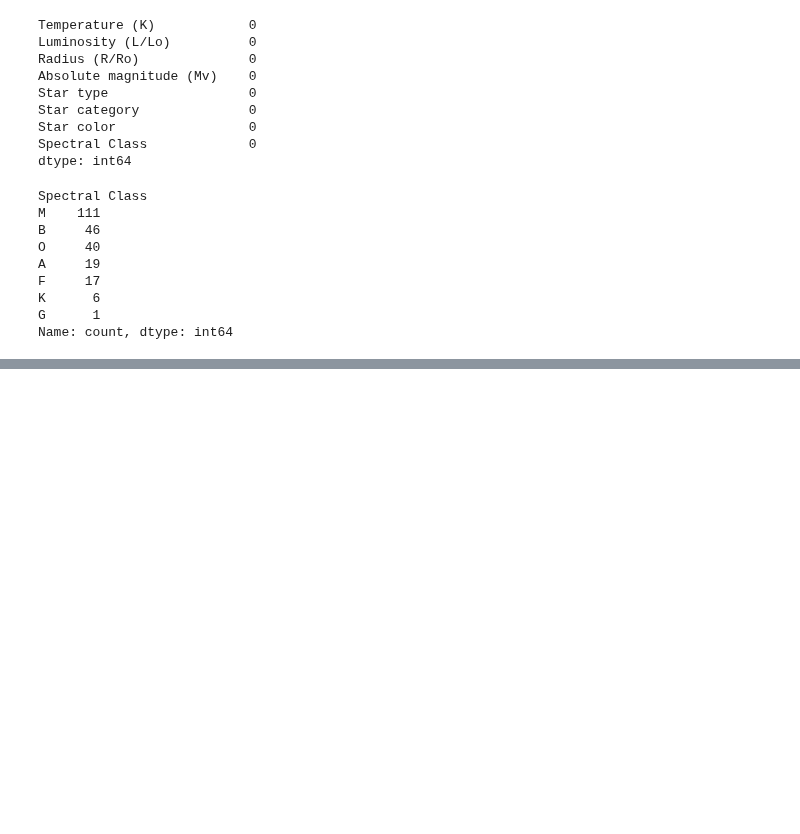
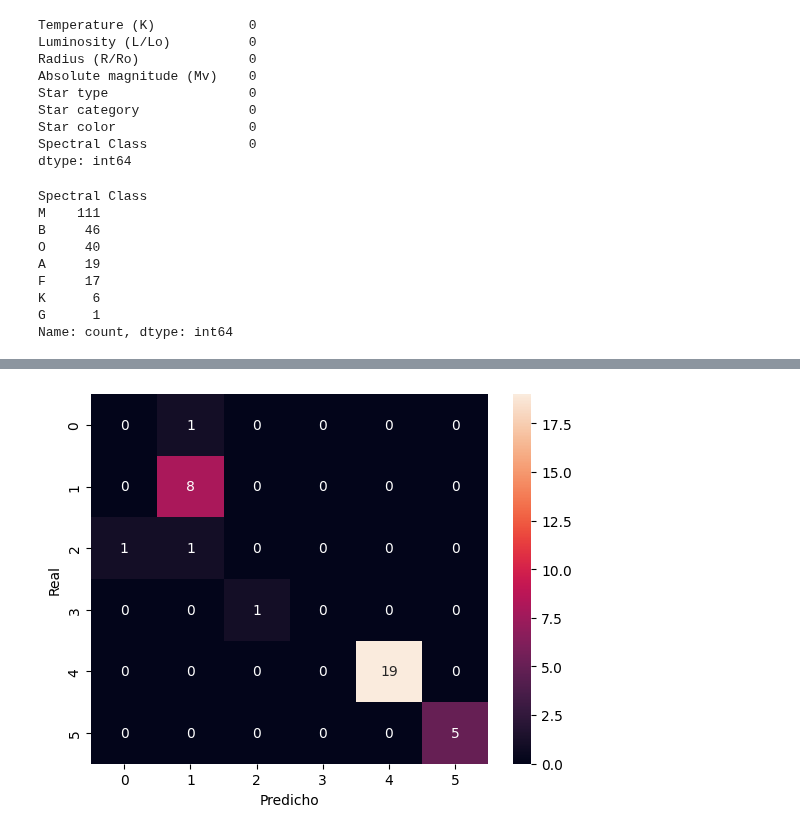
Before and after one commit to phobbins/AnalisisDatos, a Jupyter notebook: Practico 5/Practico 5.ipynb, the cells around one changed output, grey strips where cells are left out. Drawn from its saved outputs; the diff is of its cells as text; code cells hidden in the pictures; blank space fills up the shorter version.

```diff
--- a/Practico 5/Practico 5.ipynb
+++ b/Practico 5/Practico 5.ipynb
@@ -76,0 +121,11 @@ print(df.dtypes)
+# %%
+#%% Normalizar datos
+def normalizar_datos(data):
+    '''Normalizar datos'''
+    scaler = StandardScaler()
+    data = scaler.fit_transform(data)
+    return data
+
+X_train = normalizar_datos(X_train)
+X_val = normalizar_datos(X_val)
+X_test = normalizar_datos(X_test)
@@ -76,0 +164,82 @@ print(df.dtypes)
+# %%
+#%% Importar librerías
+import pandas as pd
+import seaborn as sns
+import matplotlib.pyplot as plt
+from sklearn.model_selection import train_test_split
+from sklearn.preprocessing import StandardScaler
+
+# Modelos supervisados
+from sklearn.tree import DecisionTreeClassifier
+from sklearn.ensemble import RandomForestClassifier
+from sklearn.svm import SVC
+
+# Métricas de evaluación
+from sklearn.metrics import accuracy_score, precision_score, recall_score, f1_score, confusion_matrix
+
+#%% Leer el CSV de estrellas
+data = pd.read_csv('estrellas.csv')
+print(data.head())
+
+#%% Evaluar datos faltantes
+print(data.isnull().sum())
+
+# %% Separar características (X) y la variable objetivo (y)
+X = data.drop(columns='Spectral Class')
+y = data['Spectral Class']
+
+#%% Dividir en conjuntos de entrenamiento, validación y testeo
+X_train, X_temp, y_train, y_temp = train_test_split(X, y, test_size=0.3, random_state=42)
+X_val, X_test, y_val, y_test = train_test_split(X_temp, y_temp, test_size=0.5, random_state=42)
+
+# %% Preprocesar variables categóricas
+# Aplicar one-hot encoding a X_train
+X_train = pd.get_dummies(X_train, drop_first=True)
+X_val = pd.get_dummies(X_val, drop_first=True)
+X_test = pd.get_dummies(X_test, drop_first=True)
+
+# Asegurar que X_val y X_test tengan las mismas columnas que X_train
+X_val = X_val.reindex(columns=X_train.columns, fill_value=0)
+X_test = X_test.reindex(columns=X_train.columns, fill_value=0)
+
+#%% Normalizar datos
+scaler = StandardScaler()
+X_train = scaler.fit_transform(X_train)
+X_val = scaler.transform(X_val)
+X_test = scaler.transform(X_test)
+
+#%% Función para calcular métricas de evaluación
+def obtener_metricas_evaluacion(y_real, y_predicho):
+    print('Accuracy:', accuracy_score(y_real, y_predicho))
+    print('Precision:', precision_score(y_real, y_predicho, average='weighted'))
+    print('Recall:', recall_score(y_real, y_predicho, average='weighted'))
+    print('F1:', f1_score(y_real, y_predicho, average='weighted'))
+
+    matrix_confusion = confusion_matrix(y_real, y_predicho)
+    sns.heatmap(matrix_confusion, annot=True, fmt='d')
+    plt.xlabel('Predicho')
+    plt.ylabel('Real')
+    plt.show()
+
+#%% Crear, entrenar y evaluar modelos
+modelos = {
+    "Decision Tree": DecisionTreeClassifier(max_depth=5, min_samples_split=10),
+    "Random Forest": RandomForestClassifier(n_estimators=100, max_depth=10),
+    "SVM": SVC(C=1.0, kernel='linear')
+}
+
+for nombre, modelo in modelos.items():
+    print(f"\nEntrenando modelo: {nombre}")
+    modelo.fit(X_train, y_train)
+    y_pred = modelo.predict(X_val)
+    obtener_metricas_evaluacion(y_val, y_pred)
+
+#%% Selección del mejor modelo y evaluación en el conjunto de testeo
+# Suponiendo que Random Forest es el mejor modelo tras analizar las métricas
+mejor_modelo = RandomForestClassifier(n_estimators=120, max_depth=12)
+mejor_modelo.fit(X_train, y_train)
+y_pred_test = mejor_modelo.predict(X_test)
+
+print("\nEvaluación en el conjunto de testeo con el mejor modelo:")
+obtener_metricas_evaluacion(y_test, y_pred_test)
+# %% [output]
@@ -76,0 +266 @@ print(df.dtypes)
+[figure, added]
```
Also changed, not shown: parts of 7 cells of this notebook.
